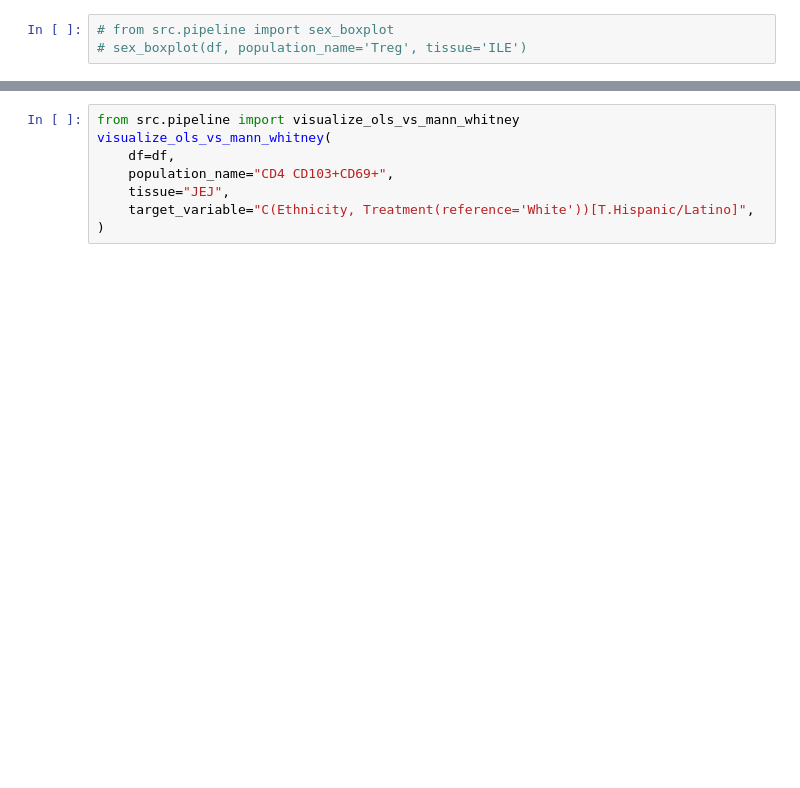
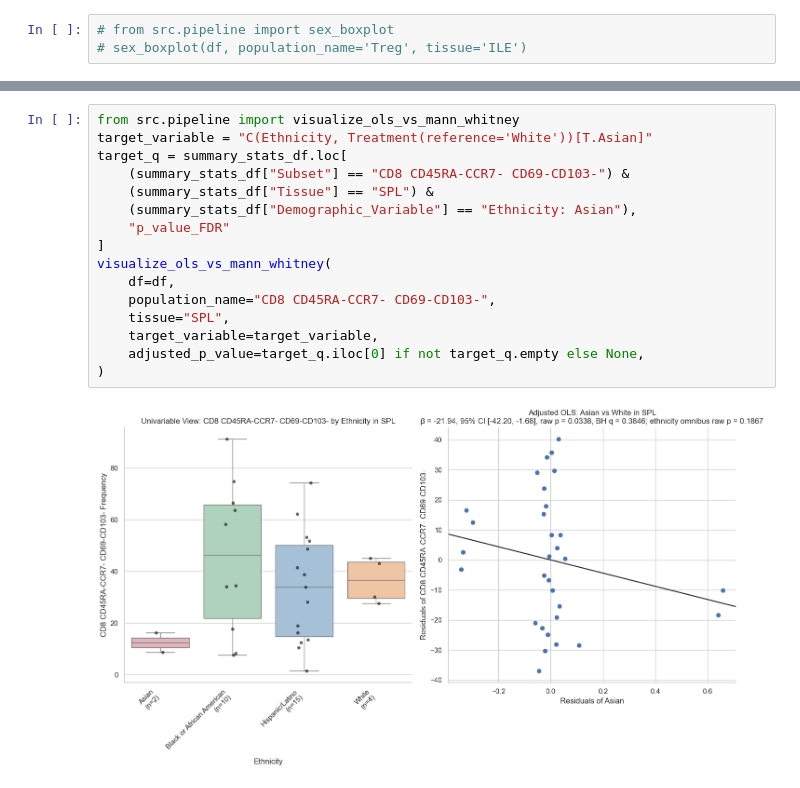
Before and after one commit to derekmesp/Donor-Integrative-Analysis, a Jupyter notebook: analysis_script.ipynb, the cells around one changed output, grey strips where cells are left out. Cells and saved outputs as stored; diff of their text form; blank space fills up the shorter version.

```diff
--- a/analysis_script.ipynb
+++ b/analysis_script.ipynb
@@ -46,8 +108,18 @@ visualize_ols_vs_mann_whitney_colored(
 # %%
 from src.pipeline import visualize_ols_vs_mann_whitney
+target_variable = "C(Ethnicity, Treatment(reference='White'))[T.Asian]"
+target_q = summary_stats_df.loc[
+    (summary_stats_df["Subset"] == "CD8 CD45RA-CCR7- CD69-CD103-") &
+    (summary_stats_df["Tissue"] == "SPL") &
+    (summary_stats_df["Demographic_Variable"] == "Ethnicity: Asian"),
+    "p_value_FDR"
+]
 visualize_ols_vs_mann_whitney(
     df=df,
-    population_name="CD4 CD103+CD69+",
-    tissue="JEJ",
-    target_variable="C(Ethnicity, Treatment(reference='White'))[T.Hispanic/Latino]",
+    population_name="CD8 CD45RA-CCR7- CD69-CD103-",
+    tissue="SPL",
+    target_variable=target_variable,
+    adjusted_p_value=target_q.iloc[0] if not target_q.empty else None,
 )
+# %% [output]
+[figure, added]
```
Also changed, not shown: parts of 8 cells of this notebook, 2 other files.
